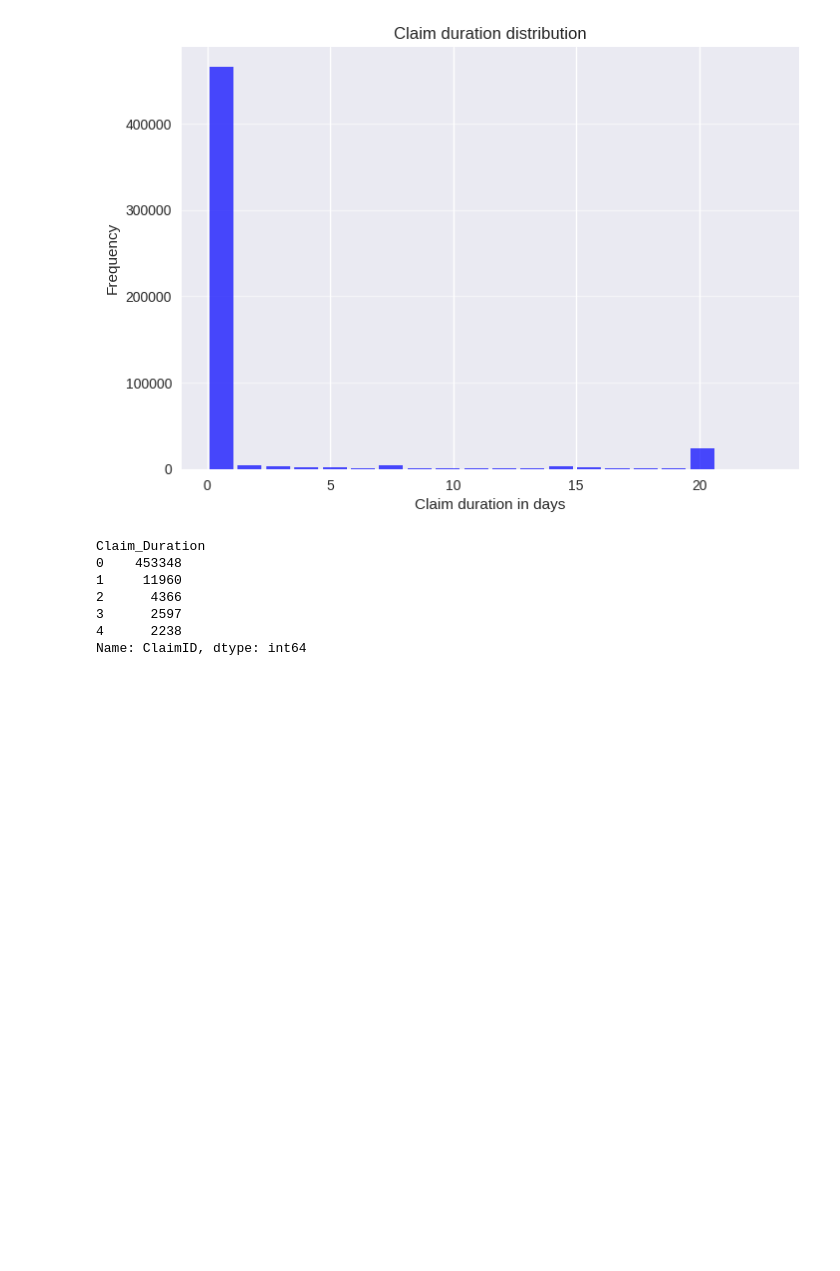
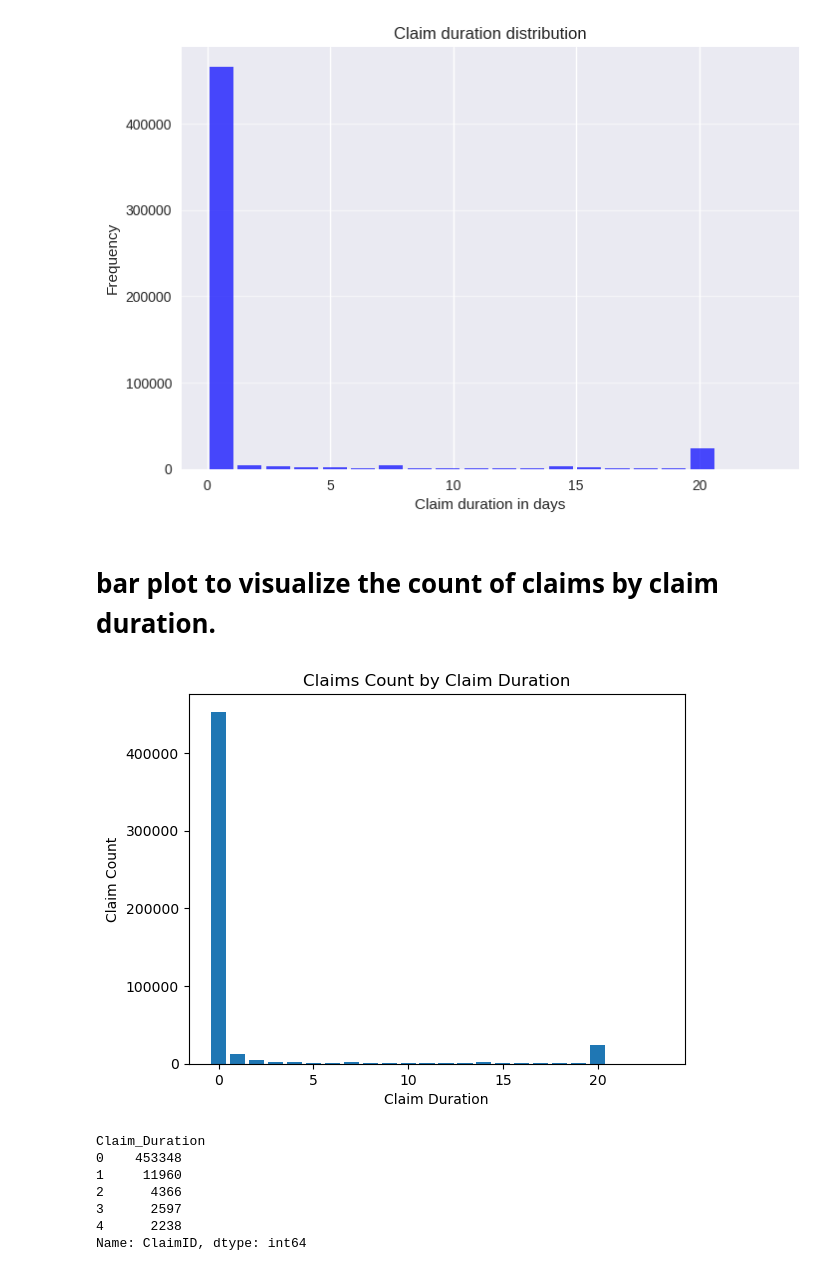
Before and after one commit to Jha-Ujjwal-1542/Fraud_Analysis, a Jupyter notebook: Fraud Data's.ipynb, the cells around one changed output. Saved outputs shown, nothing was run; the diff lists cells and outputs as text; code cells hidden in the pictures; blank space fills up the shorter version.

```diff
--- a/Fraud Data's.ipynb
+++ b/Fraud Data's.ipynb
@@ -240,6 +230,17 @@ with plt.style.context('seaborn'):
     plt.show()
 # %% [output]
 [figure]
+# %% [markdown]
+# bar plot to visualize the count of claims by claim duration.
+# %%
+claim_duration_counts = train_outpatient_df['Claim_Duration'].value_counts().sort_index()
+plt.bar(claim_duration_counts.index, claim_duration_counts.values)
+plt.xlabel('Claim Duration')
+plt.ylabel('Claim Count')
+plt.title('Claims Count by Claim Duration')
+plt.show()
+# %% [output]
+[figure, added]
 # %%
 group_by_claim_day_df = train_outpatient_df.groupby(train_outpatient_df['Claim_Duration'])
 group_by_claim_day_df.count().head()
```
Also changed, not shown: parts of 34 cells of this notebook.
